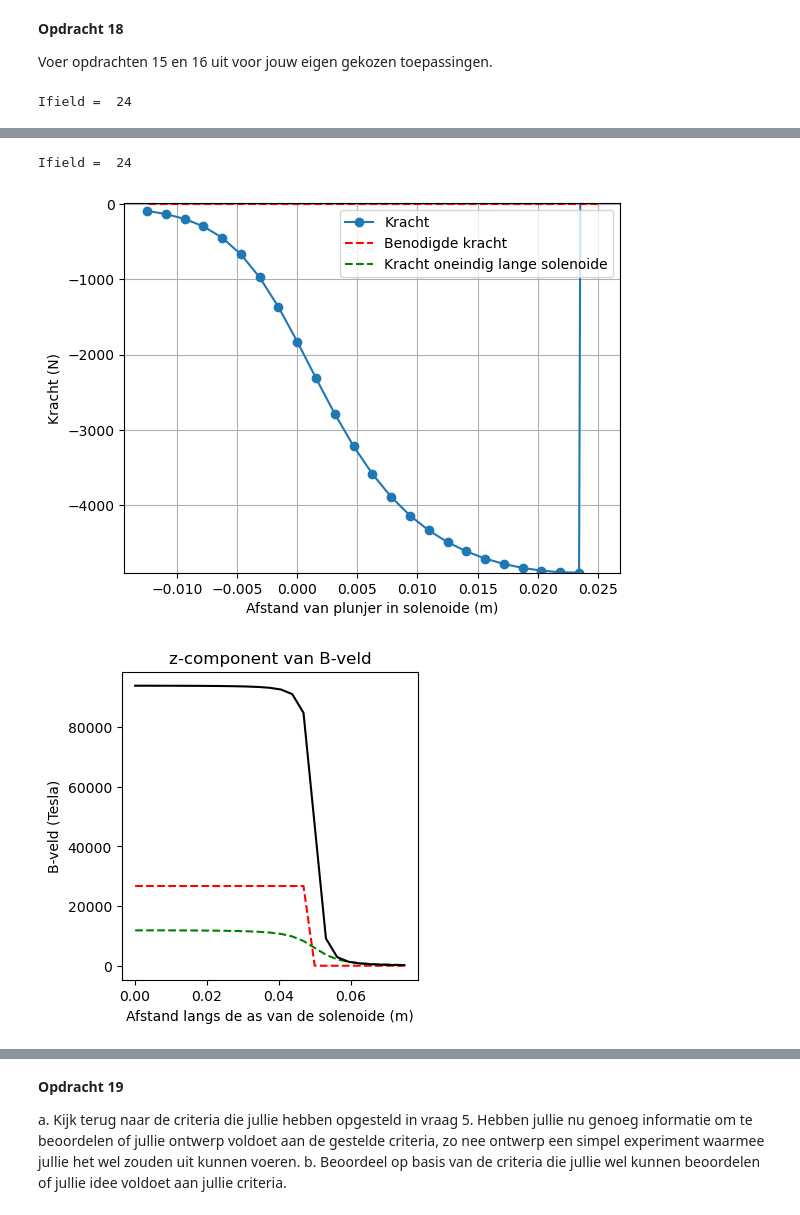
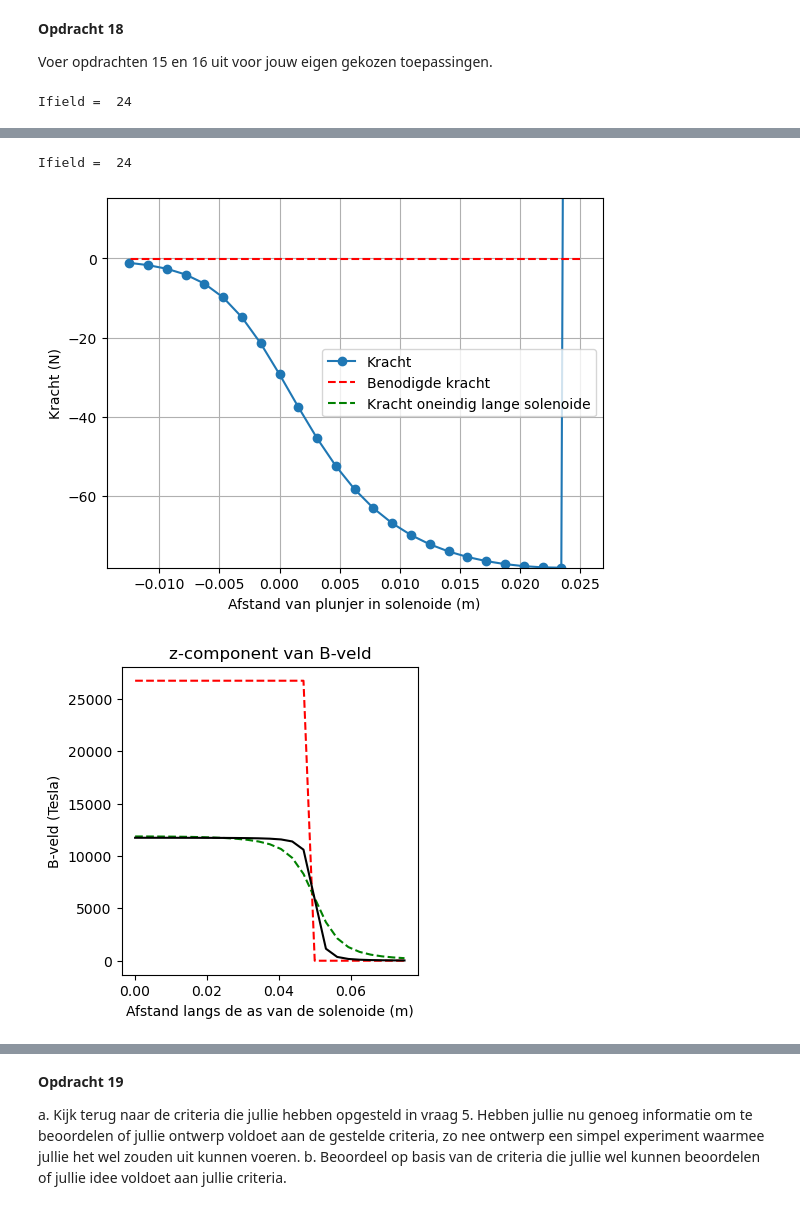
Before and after one commit to beanmachine123/opdrachten-DEF-D, a Jupyter notebook: 2KrachtactuatorOpdracht/2KrachtactuatorOpdracht/KrachtactuatorOpdracht.ipynb, the cells around one changed output, grey strips where cells are left out. Saved outputs shown, nothing was run; the diff lists cells and outputs as text; code cells hidden in the pictures.

```diff
--- a/2KrachtactuatorOpdracht/2KrachtactuatorOpdracht/KrachtactuatorOpdracht.ipynb
+++ b/2KrachtactuatorOpdracht/2KrachtactuatorOpdracht/KrachtactuatorOpdracht.ipynb
@@ -658,12 +658,12 @@ def krachtrespons(l_draad, r_sol, L_sol, N, F_nodig):
     plt.title('z-component van B-veld')
     plt.plot(z_ax, H_veld_ideaal, '--r', label='ideaal')
     plt.plot(z_ax, H_veld_analytisch, 'g--', label='analytisch')
-    plt.plot(z_ax, 8*H_ax, '-k', label='simulatie')
+    plt.plot(z_ax, H_ax, '-k', label='simulatie')
     plt.xlabel('Afstand langs de as van de solenoide (m)')
     plt.ylabel('B-veld (Tesla)')
     plt.show
 
-    H_ax = H_veld_analytisch
+    #H_ax = H_veld_analytisch
 
     Wz=-0.5*np.pi*r_sol**2*np.cumsum(np.flipud(H_ax)*mu_r*mu_0*np.flipud(H_ax))*(z_ax[1] - z_ax[0])
 
@@ -702,3 +702,3 @@ Ifield =  24
 Ifield =  24
-[figure, old version]
+[figure, new version]
-[figure, old version]
+[figure, new version]
```
Also changed, not shown: parts of 1 cell of this notebook.
